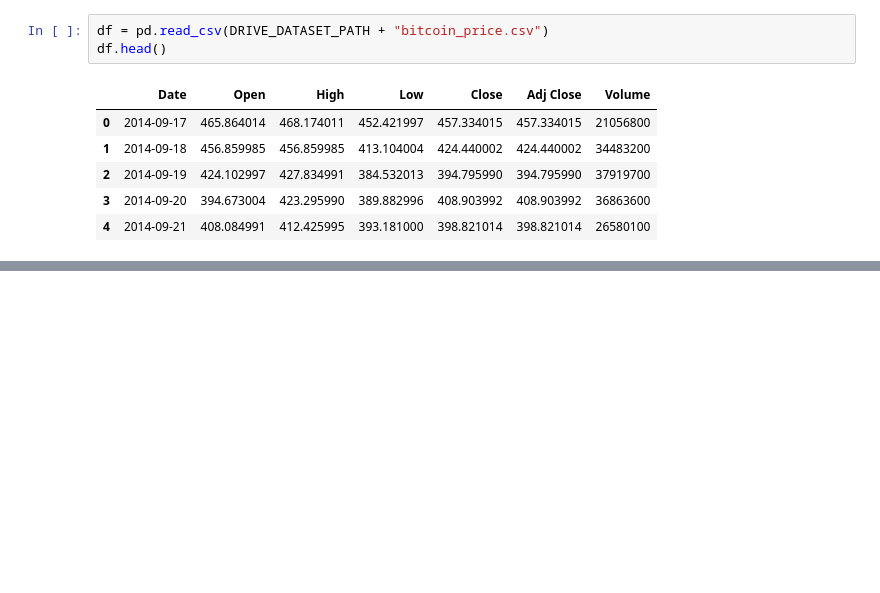
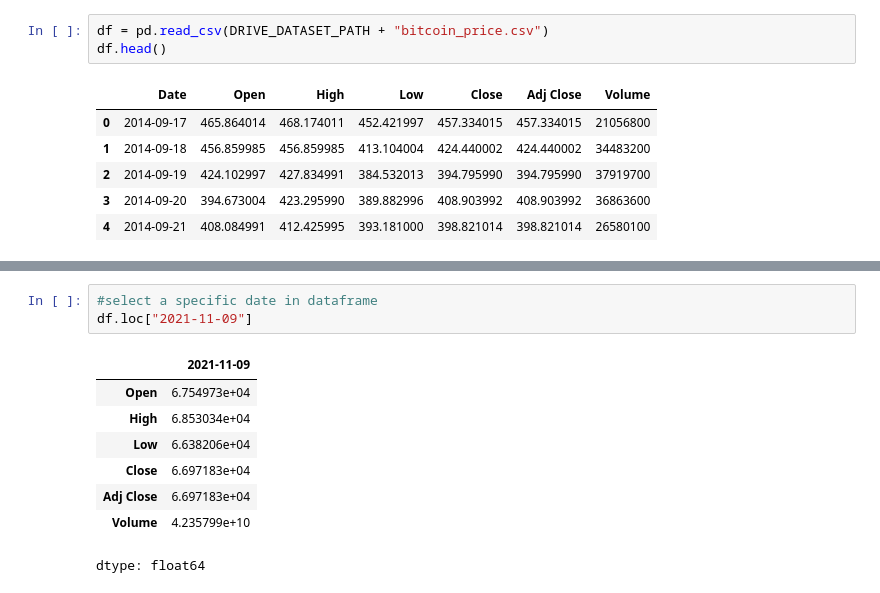
Before and after one commit to rizaho/ml_for_financial_analysis, a Jupyter notebook: 201_1_Introduction_to_Time_Series_Analysis.ipynb, the cells around one changed output, grey strips where cells are left out. Cells and saved outputs as stored; diff of their text form; blank space fills up the shorter version.

```diff
--- a/201_1_Introduction_to_Time_Series_Analysis.ipynb
+++ b/201_1_Introduction_to_Time_Series_Analysis.ipynb
@@ -44,0 +67,12 @@ df.head()
+# %%
+#select a specific date in dataframe
+df.loc["2021-11-09"]
+# %% [output]
+|  | 2021-11-09 |
+| Open | 6.754973e+04 |
+| High | 6.853034e+04 |
+| Low | 6.638206e+04 |
+| Close | 6.697183e+04 |
+| Adj Close | 6.697183e+04 |
+| Volume | 4.235799e+10 |
+dtype: float64
```
Also changed, not shown: parts of 6 cells of this notebook.
